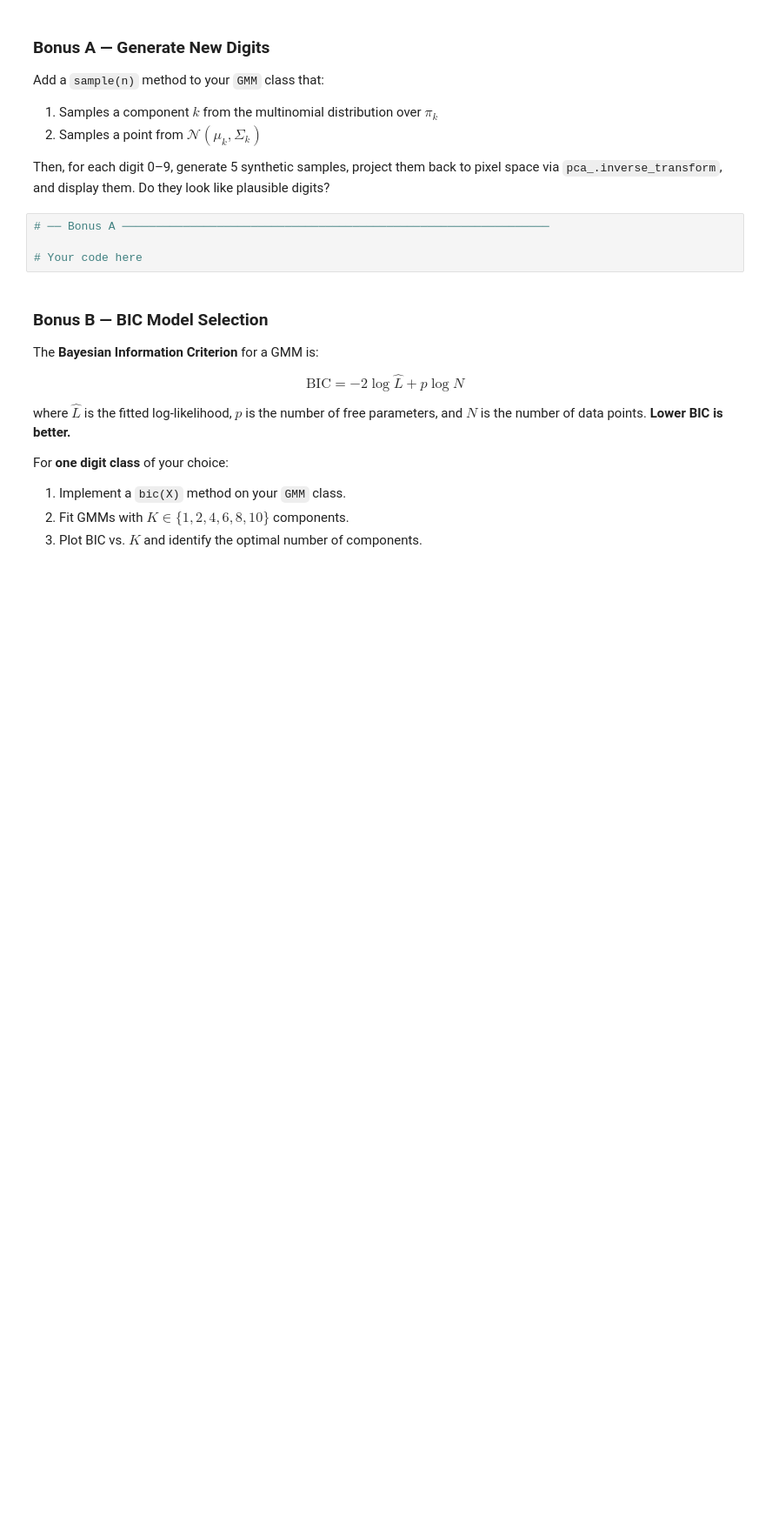
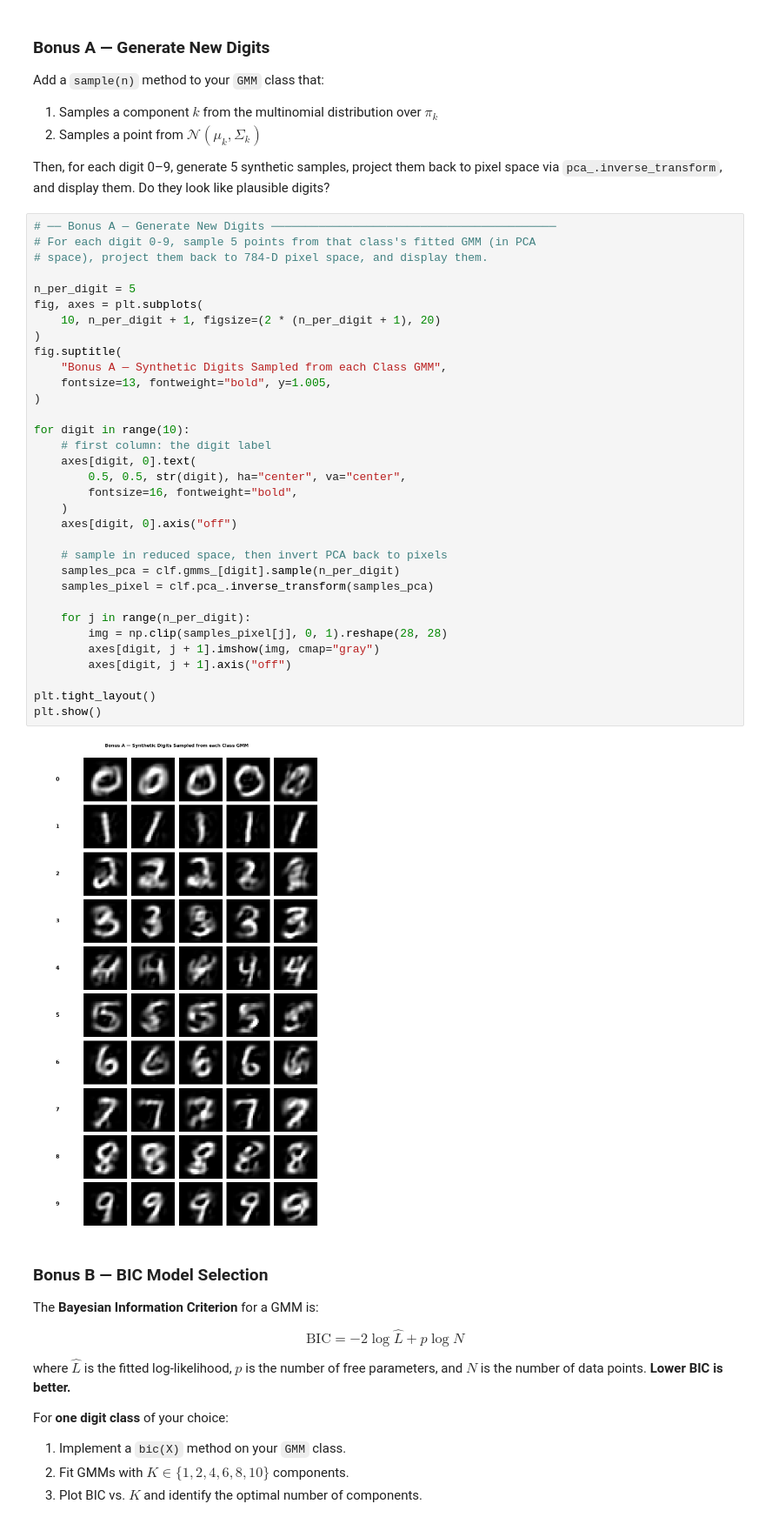
Before and after one commit to Dharnish08/DataScience-for-Engineers, a Jupyter notebook: project.ipynb, the cells around one changed output. Shown at 87% size. Saved outputs shown, nothing was run; the diff lists cells and outputs as text; blank space fills up the shorter version.

```diff
--- a/project.ipynb
+++ b/project.ipynb
@@ -1678,9 +1744,40 @@ Add a `sample(n)` method to your `GMM` class that:
 
 Then, for each digit 0–9, generate 5 synthetic samples, project them back to pixel space via `pca_.inverse_transform`, and display them. Do they look like plausible digits?
 # %%
-# ── Bonus A ───────────────────────────────────────────────────────────────
+# ── Bonus A — Generate New Digits ──────────────────────────────────────────
+# For each digit 0-9, sample 5 points from that class's fitted GMM (in PCA
+# space), project them back to 784-D pixel space, and display them.
 
-# Your code here
+n_per_digit = 5
+fig, axes = plt.subplots(
+    10, n_per_digit + 1, figsize=(2 * (n_per_digit + 1), 20)
+)
+fig.suptitle(
+    "Bonus A — Synthetic Digits Sampled from each Class GMM",
+    fontsize=13, fontweight="bold", y=1.005,
+)
+
+for digit in range(10):
+    # first column: the digit label
+    axes[digit, 0].text(
+        0.5, 0.5, str(digit), ha="center", va="center",
+        fontsize=16, fontweight="bold",
+    )
+    axes[digit, 0].axis("off")
+
+    # sample in reduced space, then invert PCA back to pixels
+    samples_pca = clf.gmms_[digit].sample(n_per_digit)
+    samples_pixel = clf.pca_.inverse_transform(samples_pca)
+
+    for j in range(n_per_digit):
+        img = np.clip(samples_pixel[j], 0, 1).reshape(28, 28)
+        axes[digit, j + 1].imshow(img, cmap="gray")
+        axes[digit, j + 1].axis("off")
+
+plt.tight_layout()
+plt.show()
+# %% [output]
+[figure, added]
 # %% [markdown]
 ### Bonus B — BIC Model Selection
 
```
Also changed, not shown: parts of 9 cells of this notebook, 1 other file.
